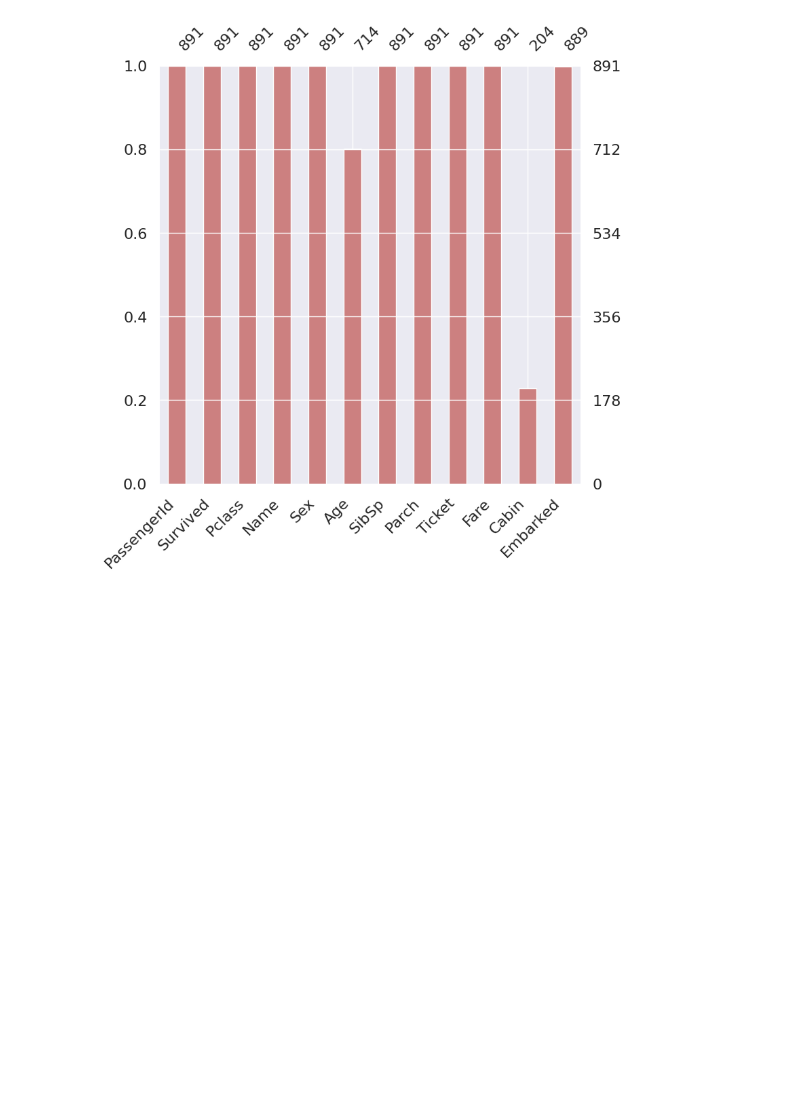
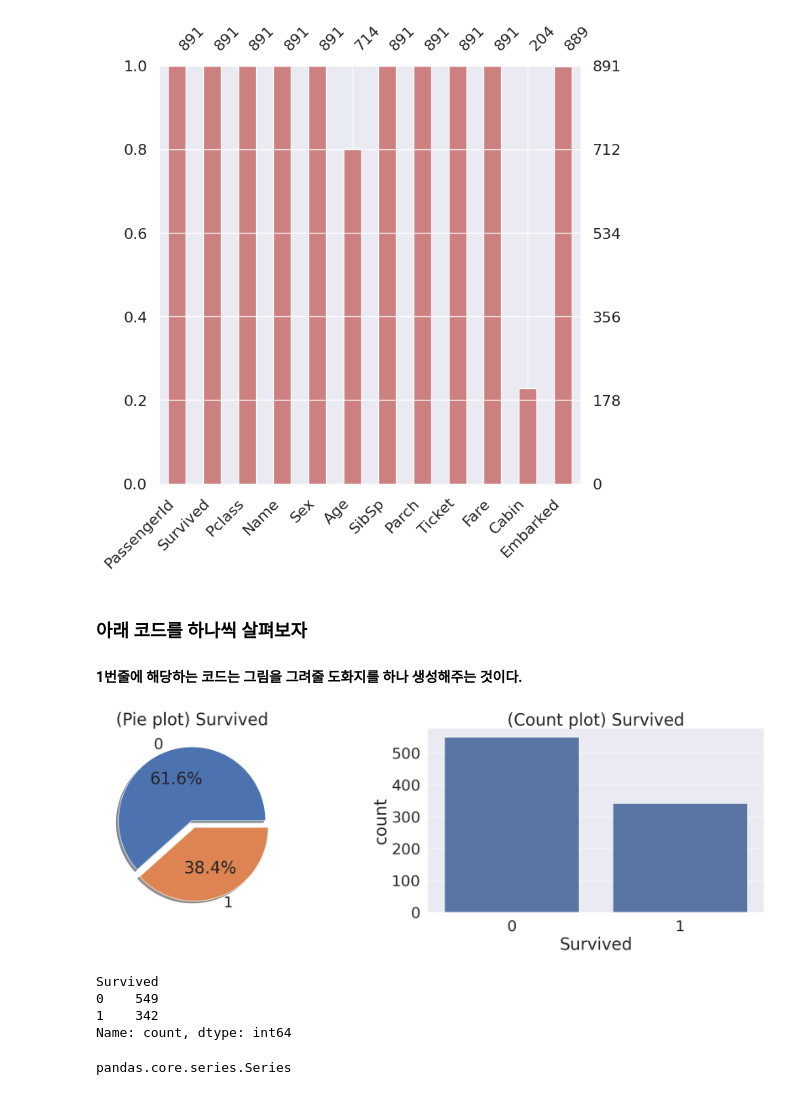
Before and after one commit to TaeJeong-Park-dev/Kaggle, a Jupyter notebook: myfirst_data_analysis_for_titanic.ipynb, the cells around one changed output. Drawn from its saved outputs; the diff is of its cells as text; code cells hidden in the pictures; blank space fills up the shorter version.

```diff
--- a/myfirst_data_analysis_for_titanic.ipynb
+++ b/myfirst_data_analysis_for_titanic.ipynb
@@ -147,0 +170,29 @@ print("깃허브 활동기록이 업데이트가 안되는 현상이 발생해
+# %% [markdown]
+### 아래 코드를 하나씩 살펴보자
+
+#### 1번줄에 해당하는 코드는 그림을 그려줄 도화지를 하나 생성해주는 것이다.
+# %%
+f, ax = plt.subplots(1,2, figsize=(24,6)) # figure 개체는 f에 저장을 하고, axes 개체는 ax에 저장을 하는 것이다. 그리고 앞에 1,2는 1행 2열의 서브플롯을 생성하는 것.
+# 여기서 axes는 서브프롯을 나타내는 객체. 서브플롯을 저장하고 있는 배열이라고 생각해도 된다.
+df_train['Survived'].value_counts().plot.pie(explode=[0,0.1],autopct="%1.1f%%", ax = ax[0], shadow=True) # (실수형 포맷을 할 때에 작성해주는 1. 부분은 글씨 폭을 정해주는 것이다.)
+# 위 코드에서 explode는 파이의 간격을 나타내는 것이다. 그리고 ax는 몇 번째 서브 플롯에 그림을 그려넣을 것인지 정하는 것이고, shadow는 플롯의 그림에 그림자를 그릴것인지 정하는 것이다.
+# 그리고 autopct는 해당 데이터들을 더해서 자동으로 percent 데이터로 만들어 주는 함수다.
+ax[0].set_title('(Pie plot) Survived') # 서브 플롯의 제목
+ax[0].set_ylabel('') # y 레이블의 이름을 없애는 것이다.
+sns.countplot(x = 'Survived', data = df_train, ax = ax[1]) # 서브플롯의 두번째 위치에 countplot 형태의 그래프를 그려넣은 것이다.
+ax[1].set_title('(Count plot) Survived')
+plt.show()
+# %% [output]
+[figure, added]
+# %%
+df_train['Survived'].value_counts() # value_counts는 각 개체별로 개수를 반환을 해줌.
+# df_train['Survived'].count() # count는 해당열에 있는 모든 개체의 수를 반환을 해주는 것이다.
+# %% [output]
+Survived
+0    549
+1    342
+Name: count, dtype: int64
+# %%
+type(df_train['Survived'].value_counts()) # 이 개체의 개수를 반환해주는 결과는 항상 series 형태로 반환을 해준다.
+# %% [output]
+pandas.core.series.Series
```
Also changed, not shown: parts of 77 cells of this notebook.
